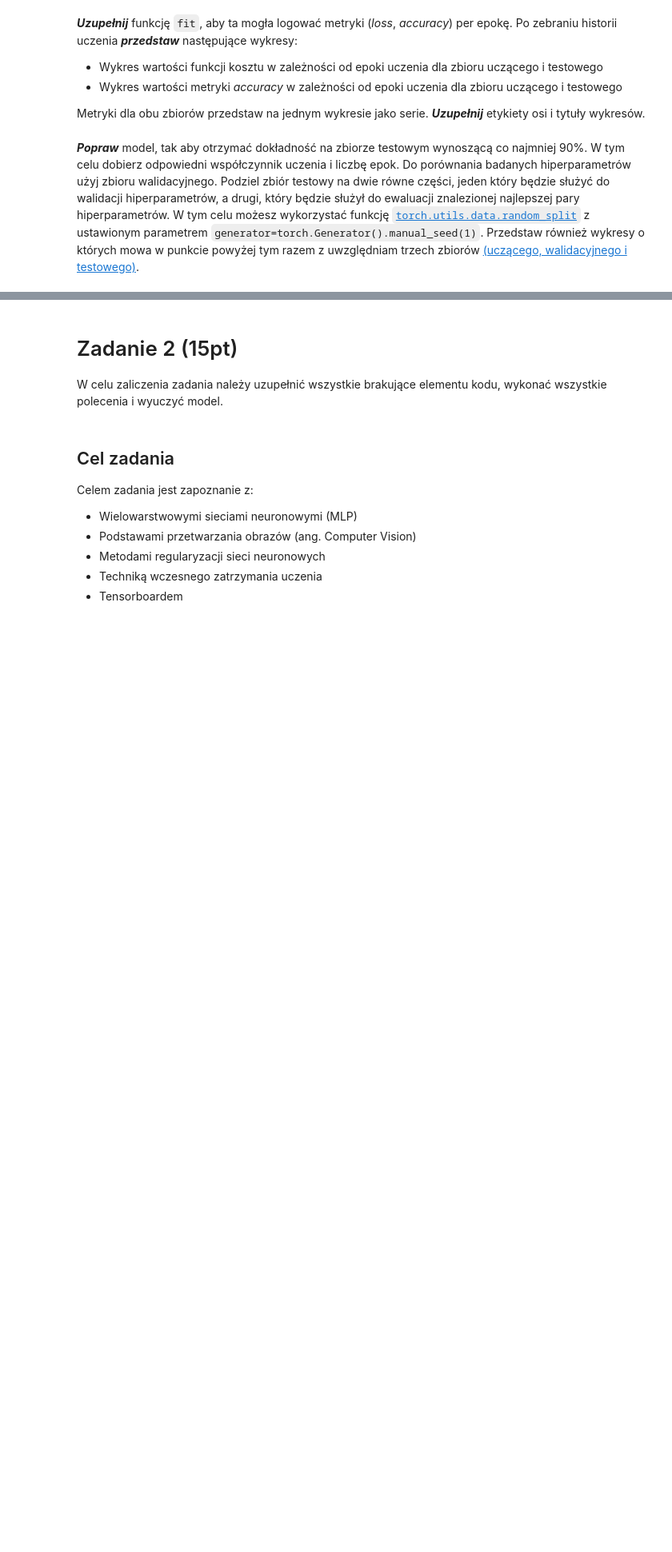
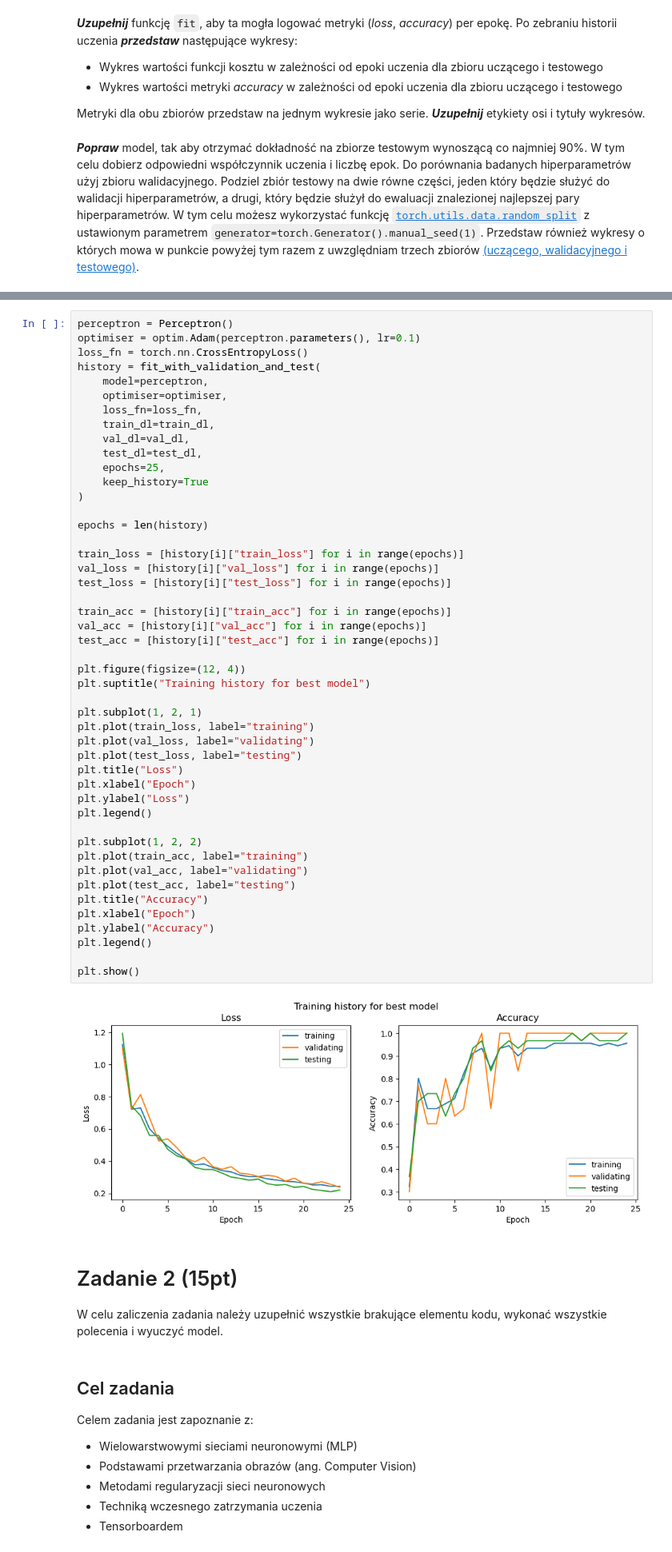
Before and after one commit to Xgreg2001/umsi, a Jupyter notebook: lab4.ipynb, the cells around one changed output, grey strips where cells are left out. Shown: that part at 80% size. Cells and saved outputs as stored; diff of their text form; blank space fills up the shorter version.

```diff
--- a/lab4.ipynb
+++ b/lab4.ipynb
@@ -277,3 +500,52 @@ Do porównania badanych hiperparametrów użyj zbioru walidacyjnego. Podziel zbi
+# %%
+perceptron = Perceptron()
+optimiser = optim.Adam(perceptron.parameters(), lr=0.1)
+loss_fn = torch.nn.CrossEntropyLoss()
+history = fit_with_validation_and_test(
+    model=perceptron,
+    optimiser=optimiser,
+    loss_fn=loss_fn,
+    train_dl=train_dl,
+    val_dl=val_dl,
+    test_dl=test_dl,
+    epochs=25,
+    keep_history=True
+)
+
+epochs = len(history)
+
+train_loss = [history[i]["train_loss"] for i in range(epochs)]
+val_loss = [history[i]["val_loss"] for i in range(epochs)]
+test_loss = [history[i]["test_loss"] for i in range(epochs)]
+
+train_acc = [history[i]["train_acc"] for i in range(epochs)]
+val_acc = [history[i]["val_acc"] for i in range(epochs)]
+test_acc = [history[i]["test_acc"] for i in range(epochs)]
+
+plt.figure(figsize=(12, 4))
+plt.suptitle("Training history for best model")
+
+plt.subplot(1, 2, 1)
+plt.plot(train_loss, label="training")
+plt.plot(val_loss, label="validating")
+plt.plot(test_loss, label="testing")
+plt.title("Loss")
+plt.xlabel("Epoch")
+plt.ylabel("Loss")
+plt.legend()
+
+plt.subplot(1, 2, 2)
+plt.plot(train_acc, label="training")
+plt.plot(val_acc, label="validating")
+plt.plot(test_acc, label="testing")
+plt.title("Accuracy")
+plt.xlabel("Epoch")
+plt.ylabel("Accuracy")
+plt.legend()
+
+plt.show()
+# %% [output]
+[figure, added]
 # %% [markdown]
 # Zadanie 2 (15pt)
 
```
Also changed, not shown: parts of 25 cells of this notebook, 1 other file.
